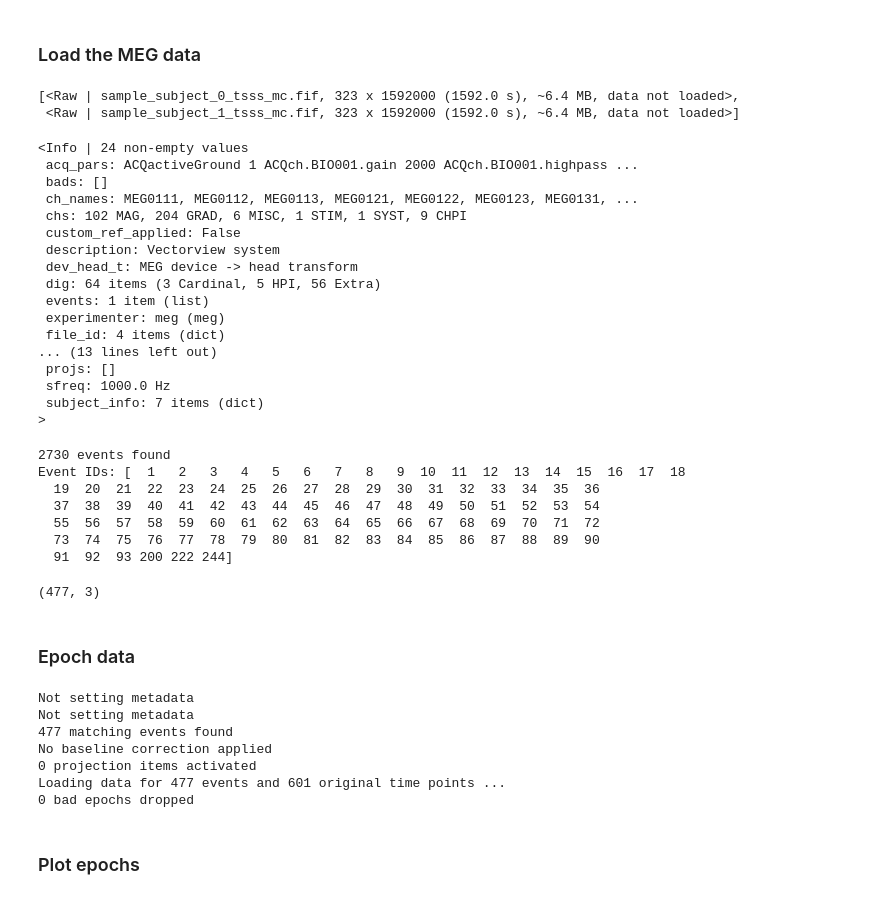
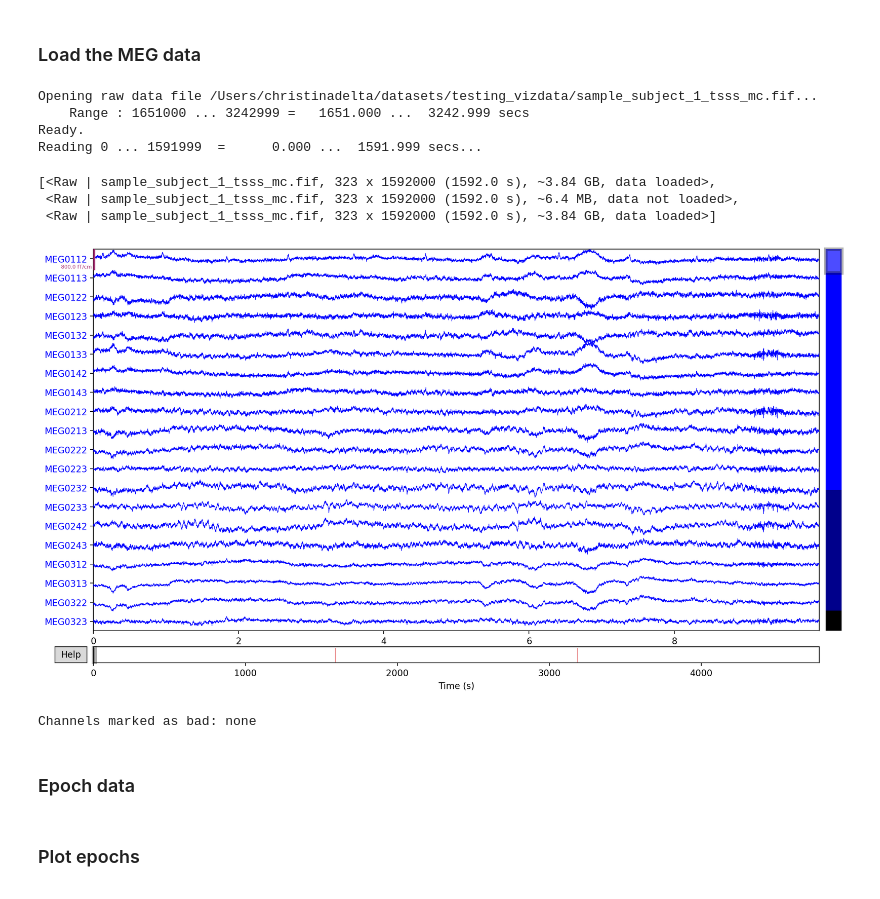
Before and after one commit to christinadelta/rsa_test, a Jupyter notebook: rsa_testing.ipynb, the cells around one changed output. Drawn from its saved outputs; the diff is of its cells as text; code cells hidden in the pictures.

```diff
--- a/rsa_testing.ipynb
+++ b/rsa_testing.ipynb
@@ -97,56 +96,43 @@ raws = [read_raw_fif(fname % block, verbose='error')
+# %%
+subjects = 1 # 4 for full dataset (use less to speed up computations)
+raws = [] # create empty list to store the raws
+# %%
+for sub in range(subjects):
+    this_sub = 'subject_{}'.format(sub+1)
+    this_meg = op.join(sample_data_folder,
+                            f'sample_{this_sub}_tsss_mc.fif')
+
+    this_raw = read_raw_fif(this_meg, preload=True)
+    raws.append(this_raw)
+# %% [output]
+Opening raw data file /Users/christinadelta/datasets/testing_vizdata/sample_subject_1_tsss_mc.fif...
+    Range : 1651000 ... 3242999 =   1651.000 ...  3242.999 secs
+Ready.
+Reading 0 ... 1591999  =      0.000 ...  1591.999 secs...
 # %%
 raws
 # %% [output]
-[<Raw | sample_subject_0_tsss_mc.fif, 323 x 1592000 (1592.0 s), ~6.4 MB, data not loaded>,
- <Raw | sample_subject_1_tsss_mc.fif, 323 x 1592000 (1592.0 s), ~6.4 MB, data not loaded>]
+[<Raw | sample_subject_1_tsss_mc.fif, 323 x 1592000 (1592.0 s), ~3.84 GB, data loaded>,
+ <Raw | sample_subject_1_tsss_mc.fif, 323 x 1592000 (1592.0 s), ~6.4 MB, data not loaded>,
+ <Raw | sample_subject_1_tsss_mc.fif, 323 x 1592000 (1592.0 s), ~3.84 GB, data loaded>]
 # %%
 raw = concatenate_raws(raws)
 # %%
 raw.info
-# %% [output]
-<Info | 24 non-empty values
- acq_pars: ACQactiveGround 1 ACQch.BIO001.gain 2000 ACQch.BIO001.highpass ...
- bads: []
- ch_names: MEG0111, MEG0112, MEG0113, MEG0121, MEG0122, MEG0123, MEG0131, ...
- chs: 102 MAG, 204 GRAD, 6 MISC, 1 STIM, 1 SYST, 9 CHPI
- custom_ref_applied: False
- description: Vectorview system
- dev_head_t: MEG device -> head transform
- dig: 64 items (3 Cardinal, 5 HPI, 56 Extra)
- events: 1 item (list)
- experimenter: meg (meg)
- file_id: 4 items (dict)
-... (13 lines left out)
- projs: []
- sfreq: 1000.0 Hz
- subject_info: 7 items (dict)
->
+# %%
+raw.plot()
+# %% [output]
+[figure, added]
+Channels marked as bad: none
 # %%
 events = mne.find_events(raw, min_duration=.002)
 
 # keep only events for the 24 first conds
 events = events[events[:, 2] <= max_trigger]
 events.shape
-# %% [output]
-2730 events found
-Event IDs: [  1   2   3   4   5   6   7   8   9  10  11  12  13  14  15  16  17  18
-  19  20  21  22  23  24  25  26  27  28  29  30  31  32  33  34  35  36
-  37  38  39  40  41  42  43  44  45  46  47  48  49  50  51  52  53  54
-  55  56  57  58  59  60  61  62  63  64  65  66  67  68  69  70  71  72
-  73  74  75  76  77  78  79  80  81  82  83  84  85  86  87  88  89  90
-  91  92  93 200 222 244]
-(477, 3)
 # %% [markdown]
 ### Epoch data
 # %%
 picks = mne.pick_types(raw.info, meg=True)
 epochs = mne.Epochs(raw, events=events, event_id=event_id, baseline=None,
                     picks=picks, tmin=-.1, tmax=.500, preload=True)
-# %% [output]
-Not setting metadata
-Not setting metadata
-477 matching events found
-No baseline correction applied
-0 projection items activated
-Loading data for 477 events and 601 original time points ...
-0 bad epochs dropped
```
Also changed, not shown: parts of 19 cells of this notebook.
